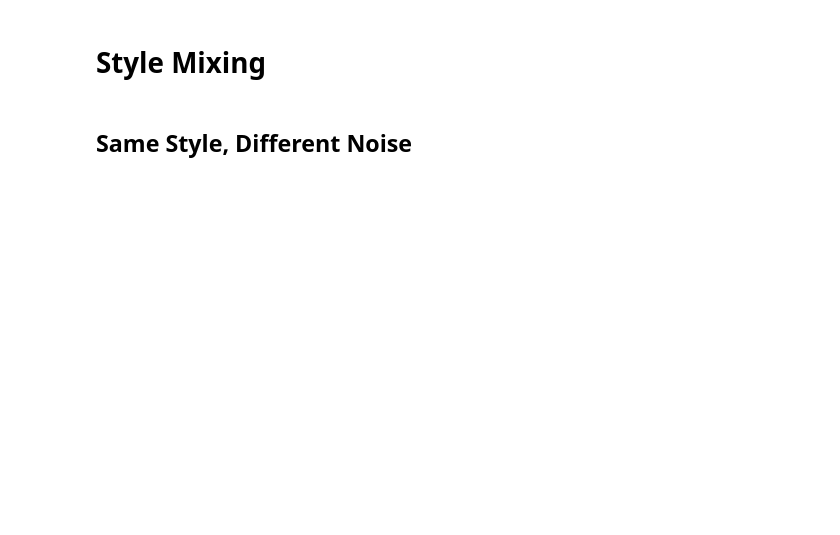
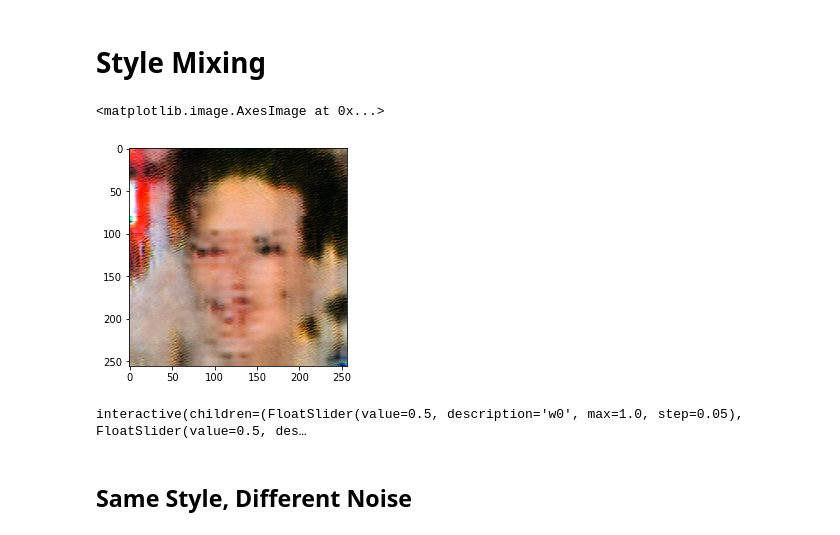
Before and after one commit to PacktPublishing/Hands-On-Image-Generation-with-TensorFlow-2.0, a Jupyter notebook: Chapter07/ch7_stylegan_custom.ipynb, the cells around one changed output. Saved outputs shown, nothing was run; the diff lists cells and outputs as text; code cells hidden in the pictures; blank space fills up the shorter version.

```diff
--- a/Chapter07/ch7_stylegan_custom.ipynb
+++ b/Chapter07/ch7_stylegan_custom.ipynb
@@ -784,11 +832,11 @@ gan.load_checkpoint(path)
 # Generate Images
 # %%
 def generate_image(w, noise):
-    const_input = tf.ones((1,4,4,512))
+    const_input = tf.ones((1,START_RES,START_RES,512))
     w = tf.expand_dims(w, 0)
     #noise = tf.expand_dims(noise, 0)
     alpha = np.array([[1.]])
-    images = gan.generator([const_input, w, alpha, noise])
+    images = model.generator([const_input, w, alpha, noise])
     images = np.clip((images*0.5 + 0.5)*255, 0, 255)
     return images.astype(np.uint8)
 # %%
@@ -803,12 +870,15 @@ plot_images(images, 7)
 # %%
 # Select style from above
 w_a = w[4]
 w_b = w[5]
 
-noise_a = gan.generate_noise(batch_size)
+noise_a = model.generate_noise(batch_size)
 image_a = generate_image(w_a, noise_a)[0]
-noise_b = gan.generate_noise(batch_size)
+noise_b = model.generate_noise(batch_size)
 image_b = generate_image(w_b, noise_b)[0]
+# %% [output]
+<matplotlib.image.AxesImage at 0x...>
+[figure, added]
 # %%
 import ipywidgets as widgets
 from ipywidgets import interact, interact_manual
@@ -834,12 +904,14 @@ def explore_latent_variable(w0 = (0,1.0,0.05),
              w4*w_a[4]+(1-w4)*w_b[4],
              w5*w_a[5]+(1-w5)*w_b[5],
              w6*w_a[6]+(1-w6)*w_b[6],
-             w7*w_a[7]+(1-w7)*w_b[7],
+             #w7*w_a[7]+(1-w7)*w_b[7],
             ]
     noise = noise_a if noise_src == 'Right' else noise_b
     image_mix = generate_image(w_mix, noise)[0]
     images = np.stack([image_b, image_a, image_mix], axis=0)
-    plot_images(images, 7)
+    plot_images(images, 8)
+# %% [output]
+interactive(children=(FloatSlider(value=0.5, description='w0', max=1.0, step=0.05), FloatSlider(value=0.5, des…
 # %% [markdown]
 ## Same Style, Different Noise
 # %%
```
Also changed, not shown: parts of 30 cells of this notebook.
